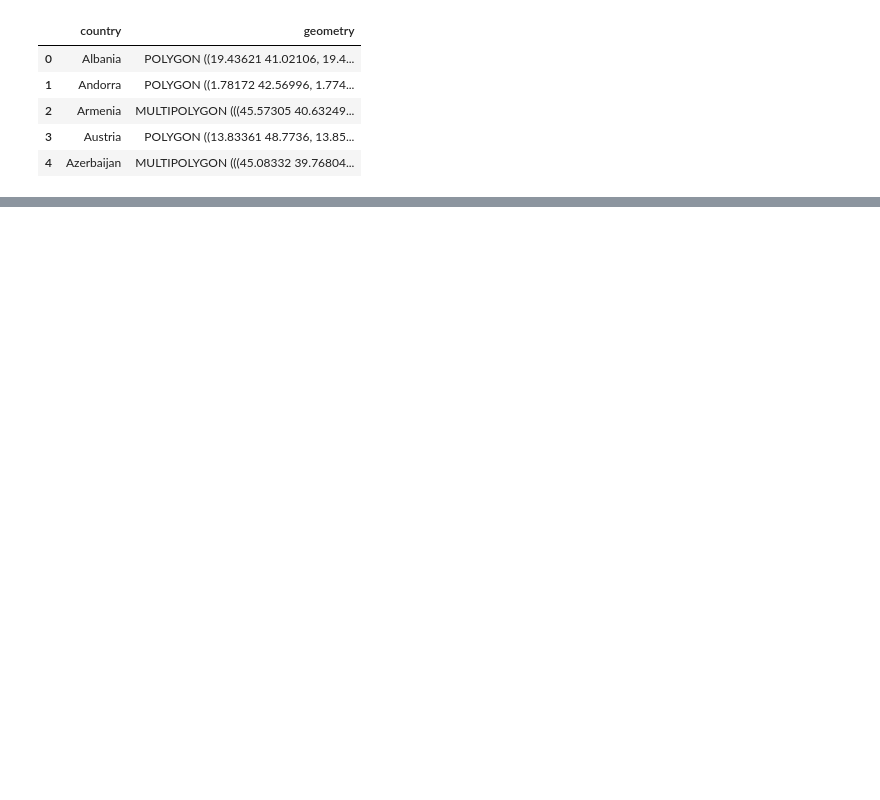
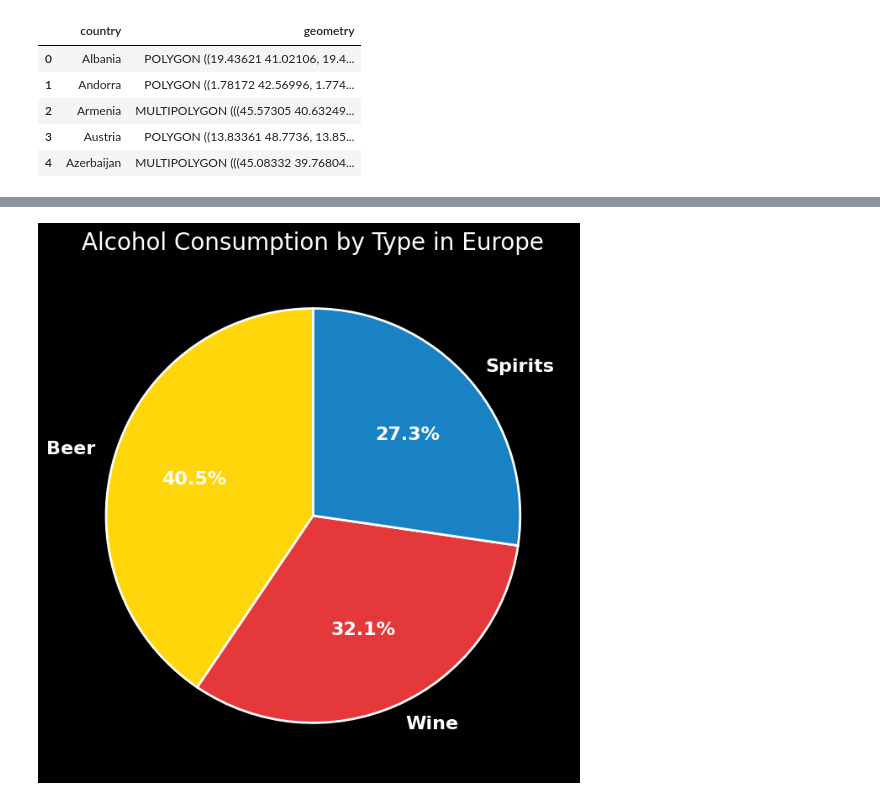
Before and after one commit to gruuubcioo/Alcohol-consumption-in-Europe, a Jupyter notebook: main.ipynb, the cells around one changed output, grey strips where cells are left out. Drawn from its saved outputs; the diff is of its cells as text; code cells hidden in the pictures; blank space fills up the shorter version.

```diff
--- a/main.ipynb
+++ b/main.ipynb
@@ -229,0 +276,25 @@ plt.axis('off')
+# %%
+total_beer_percentage = data['beer_percentage'].sum()
+total_wine_percentage = data['wine_percentage'].sum()
+total_spirits_percentage = data['spirits_percentage'].sum()
+
+alcohol_data = {
+    'Beer': total_beer_percentage,
+    'Wine': total_wine_percentage,
+    'Spirits': total_spirits_percentage
+}
+# %%
+fig, ax = plt.subplots(figsize=(8, 8))
+
+ax.pie(alcohol_data.values(),
+       labels=alcohol_data.keys(),
+       autopct='%1.1f%%', startangle=90,
+       colors=['#ffd60a', '#e5383b', '#1982c4'],
+       textprops={'fontsize': 16, 'fontweight': 'bold'},
+       wedgeprops={'edgecolor': 'white', 'linewidth': 2}
+    )
+
+ax.set_title("Alcohol Consumption by Type in Europe", fontsize=20)
+plt.show()
+# %% [output]
+[figure, added]
```
Also changed, not shown: parts of 12 cells of this notebook, 5 other files.
